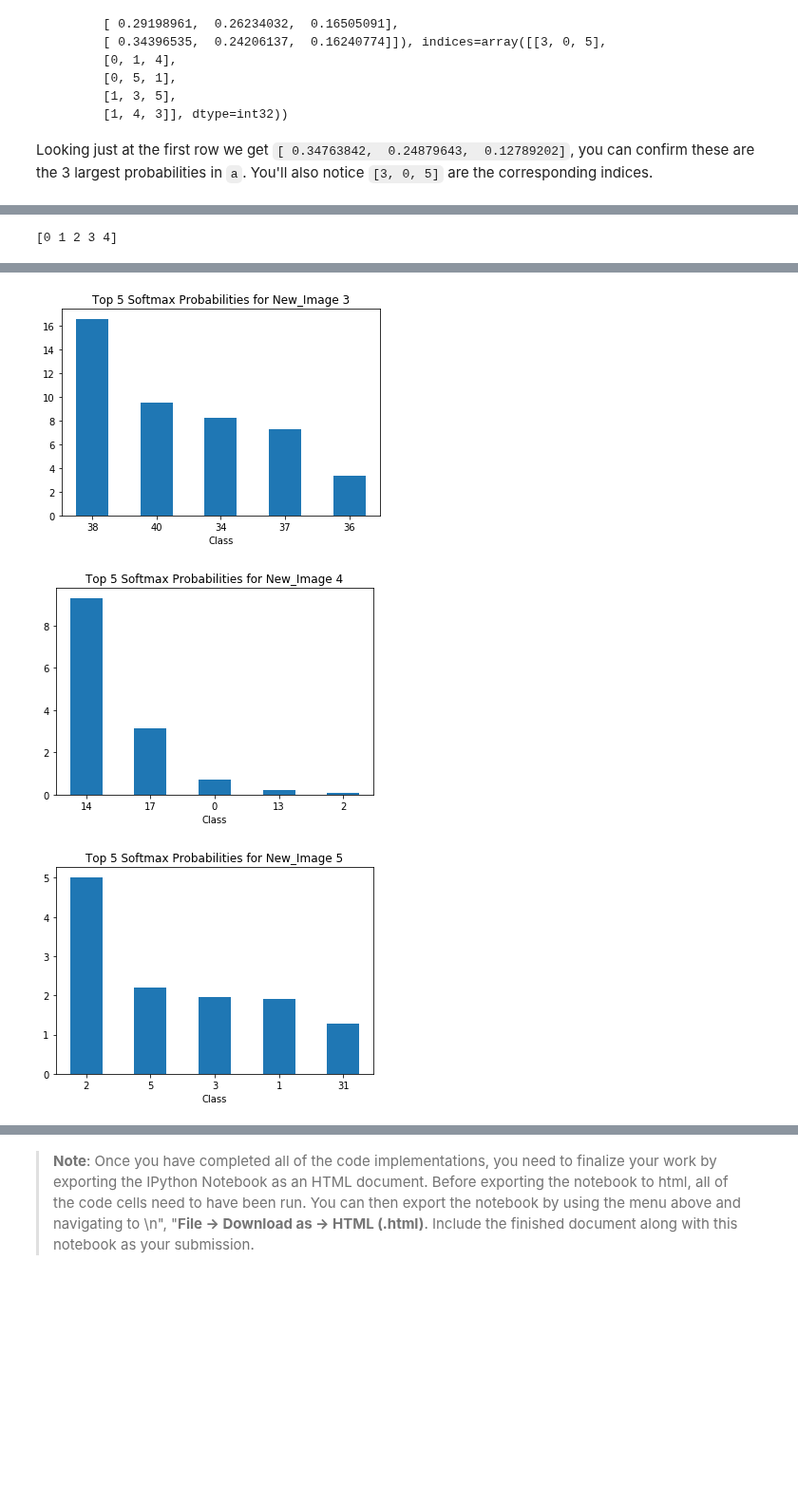
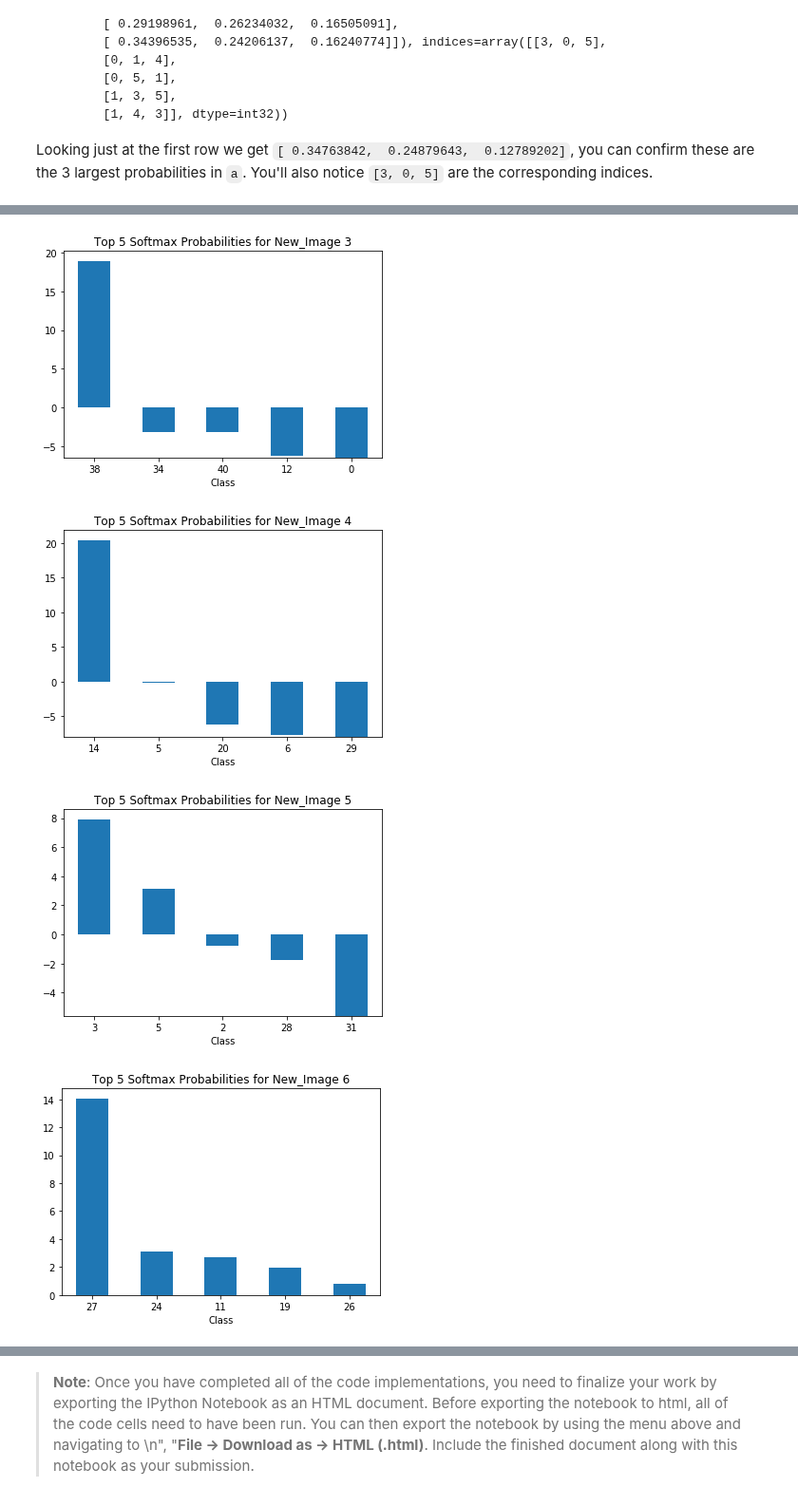
Before and after one commit to jiforcen/CarND-Traffic-Sign-Classifier-Project, a Jupyter notebook: Traffic_Sign_Classifier.ipynb, the cells around one changed output, grey strips where cells are left out. Shown at 95% size. Saved outputs shown, nothing was run; the diff lists cells and outputs as text; code cells hidden in the pictures; blank space fills up the shorter version.

```diff
--- a/Traffic_Sign_Classifier.ipynb
+++ b/Traffic_Sign_Classifier.ipynb
@@ -237,7 +217,7 @@ def number_completed(count_images,min_nImages):
     return completed
 # %%
 import cv2
-if True: ## Put True for augmentate data, False for read from file
+if False: ## Put True for augmentate data, False for read from file
 
     # Equalize histogram of component Y of images
     for i in range(X_train.shape[0]):
@@ -271,7 +251,7 @@ if True: ## Put True for augmentate data, False for read from file
     while (not(number_completed(count_images,min_nImages))):
         if count_images[y_train[i]] < min_nImages:
             count_images[y_train[i]] = count_images[y_train[i]] + 1;
-            X_train_New = np.append(X_train_New, [geo_transformation(X_train[i,:,:,:],15,5,5)], axis = 0)
+            X_train_New = np.append(X_train_New, [geo_transformation(X_train[i,:,:,:],12,3,3)], axis = 0)
             y_train_New = np.append(y_train_New, [y_train[i]], axis = 0)
 
         i = i + 1
@@ -302,7 +282,7 @@ else:
         X_test[i,:,:,:] = cv2.cvtColor(X_test[i,:,:,:],cv2.COLOR_RGB2YUV)
         X_test[i,:,:,0] = cv2.equalizeHist(X_test[i,:,:,0])
 
-    training_file = "traffic-signs-data/train5.p" #1250
+    training_file = "traffic-signs-data/train4.p" #1250
 
     with open(training_file, mode='rb') as f:
         train = pickle.load(f)
@@ -364,7 +328,7 @@ Number of training examples = (12630, 32, 32, 3)
 
 import tensorflow as tf
 
-EPOCHS = 5 #15  #10
+EPOCHS = 15 #15  #10
 BATCH_SIZE = 100 #300
 # %%
 ## Implementation
@@ -458,7 +422,7 @@ keep_prob = tf.placeholder(tf.float32)
 one_hot_y = tf.one_hot(y, n_classes)
 # %%
 logits = LeNet(x)
-rate = 0.0001
+rate = 0.001
 cross_entropy = tf.nn.softmax_cross_entropy_with_logits(logits, one_hot_y)
 loss_operation = tf.reduce_mean(cross_entropy)
 optimizer = tf.train.AdamOptimizer(learning_rate = rate)
@@ -492,7 +456,7 @@ sets imply underfitting. A high accuracy on the test set but low accuracy on the
 with tf.Session() as sess:
     sess.run(tf.global_variables_initializer())
     num_examples = len(X_train)
-    saver.restore(sess, tf.train.latest_checkpoint('.'))
+    #saver.restore(sess, tf.train.latest_checkpoint('.'))
     print("Training...")
     print()
     for i in range(EPOCHS):
@@ -694,8 +658,8 @@ TopKV2(values=array([[  1.89501019e+01,   5.56478357e+00,   1.14992785e+00,
 # %%
 ### Visualize graphically softmax probabilities
 
-ind = np.arange(top5.values.shape[0])
-for i in range(top5.values.shape[1]):
+ind = np.arange(top5.values.shape[1])
+for i in range(top5.values.shape[0]):
     plt.figure(i)
     values = top5.values[i]
     plt.bar(ind, values, 0.5)
@@ -705,4 +669,3 @@ for i in range(top5.values.shape[1]):
 
 plt.show()
 # %% [output]
-[0 1 2 3 4]
@@ -711,3 +674,4 @@ plt.show()
-[figure, old version]
+[figure, new version]
-[figure, old version]
+[figure, new version]
-[figure, old version]
+[figure, new version]
+[figure, added]
```
Also changed, not shown: parts of 14 cells of this notebook, 4 other files.
